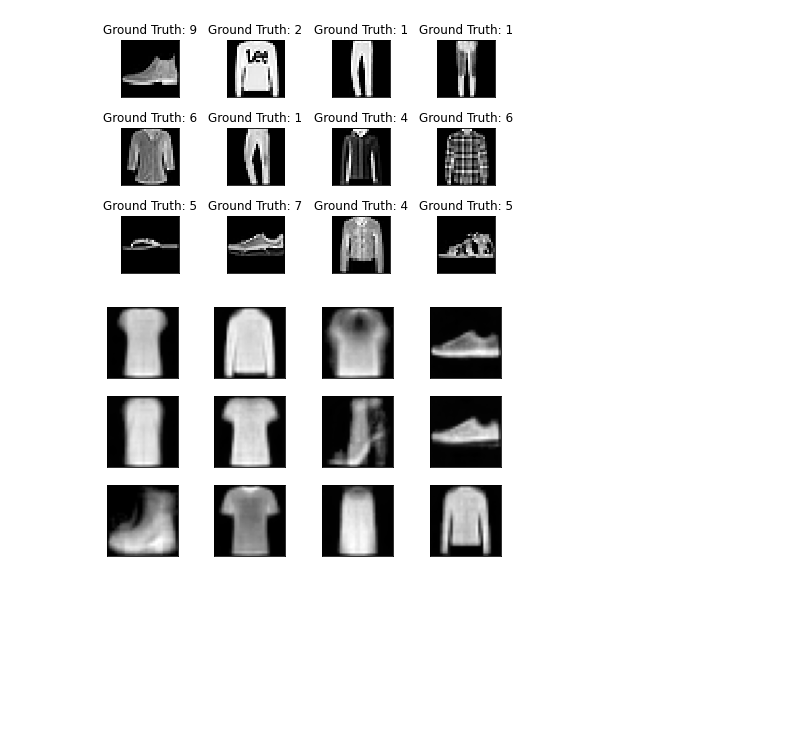
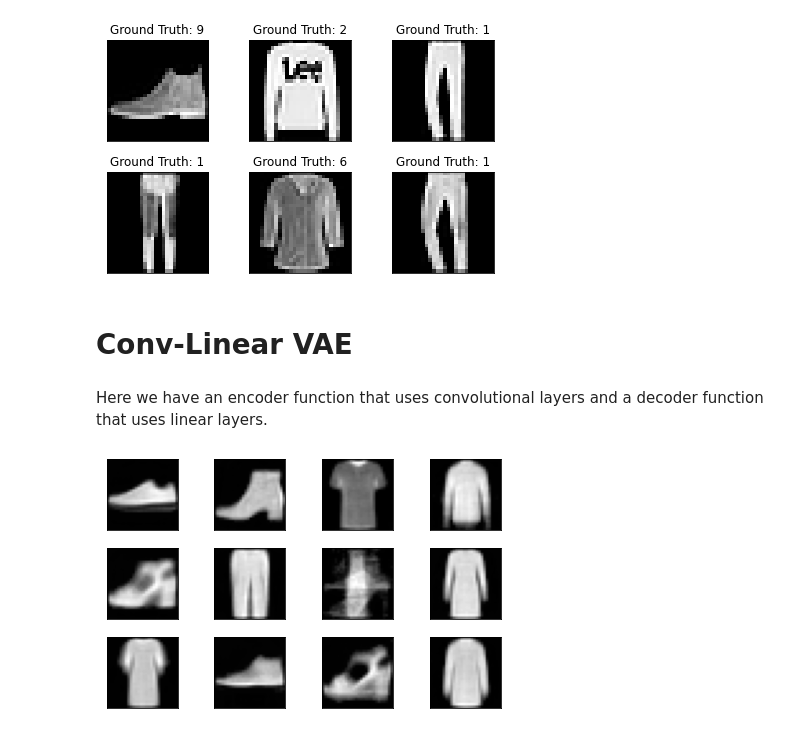
Before and after one commit to sarperyn/introduction-to-autoencoders, a Jupyter notebook: conv-linear_vae.ipynb, the cells around one changed output. Cells and saved outputs as stored; diff of their text form; code cells hidden in the pictures; blank space fills up the shorter version.

```diff
--- a/conv-linear_vae.ipynb
+++ b/conv-linear_vae.ipynb
@@ -29,9 +29,13 @@ from helpers import visualize_datasetAE
 # %%
 batch_idx, (example_data,example_target) = next(enumerate(fmnist_test_loader))
 # %%
-visualize_datasetAE(example_data=example_data,example_targets=example_target,dataset='mnist')
+visualize_dataset(example_data=example_data,example_targets=example_target,channel_size=1)
 # %% [output]
-[figure, old version]
+[figure, new version]
+# %% [markdown]
+# Conv-Linear VAE
+# %% [markdown]
+Here we have an encoder function that uses convolutional layers and a decoder function that uses linear layers.
 # %%
 class ConvVAE(nn.Module):
 
@@ -157,6 +146,6 @@ def generate_random_imgs_conv(model,nsample=12):
             plt.xticks([])
             plt.yticks([])
 # %%
-generate_random_imgs_conv(model=conv_vae_model)
+generate_random_imgs_conv(model=vae_model)
 # %% [output]
-[figure, old version]
+[figure, new version]
```
Also changed, not shown: parts of 7 cells of this notebook, 5 other files.
